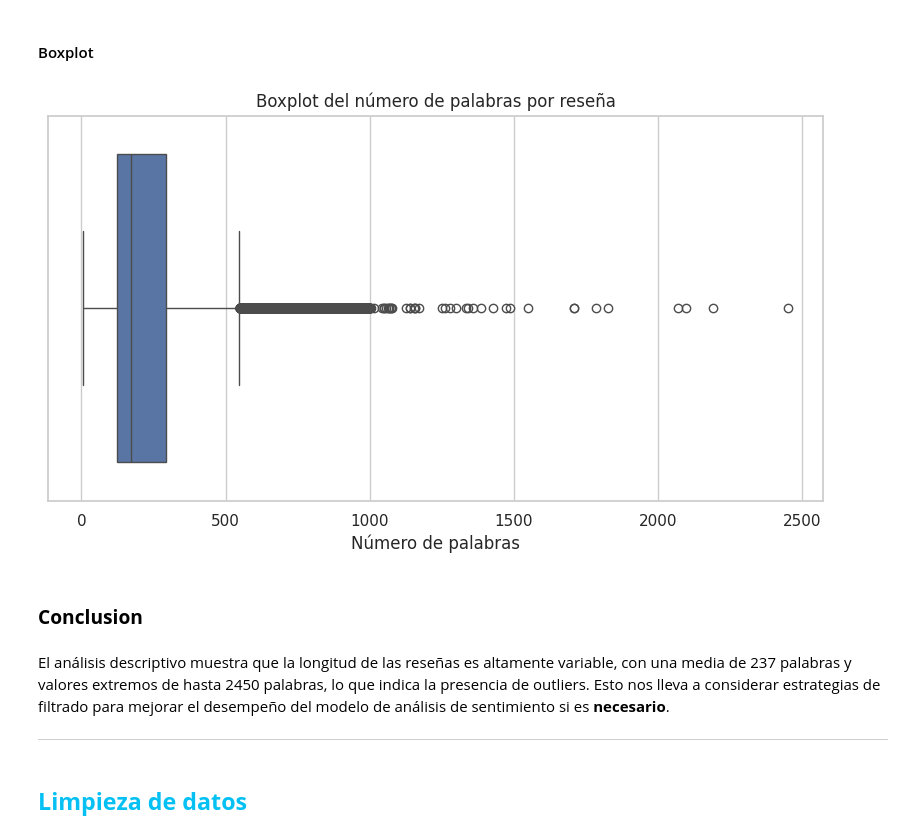
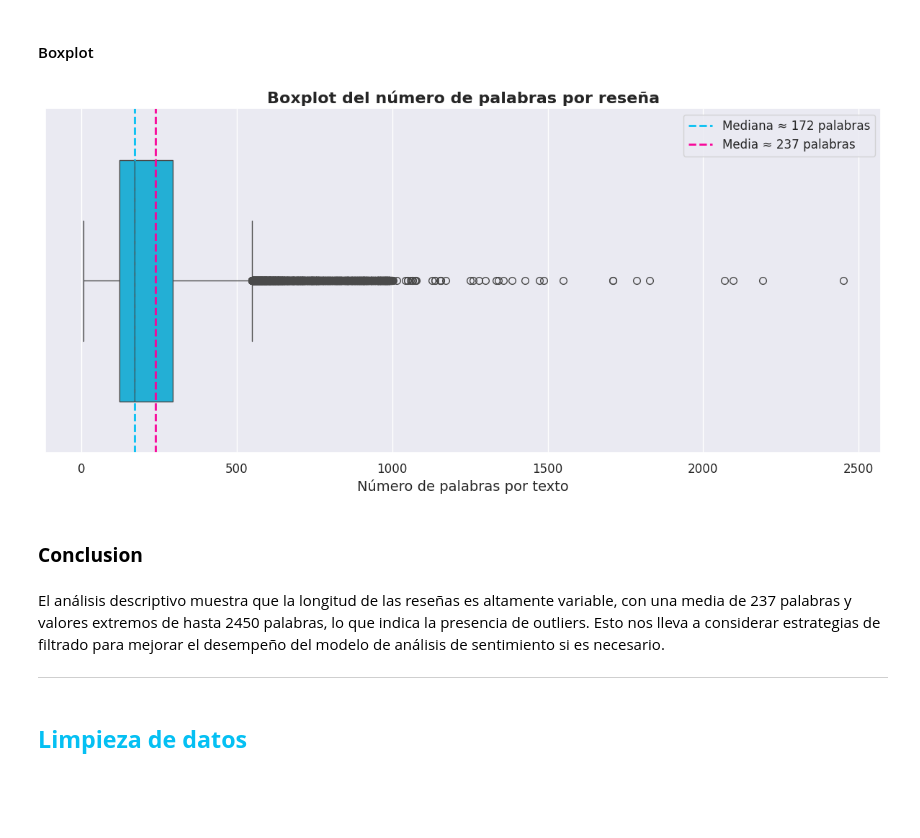
Before and after one commit to JhonatanO24/sentiment-api-equipo39, a Jupyter notebook: data_science/notebooks/Modelo_hackathon.ipynb, the cells around one changed output. Drawn from its saved outputs; the diff is of its cells as text; code cells hidden in the pictures; blank space fills up the shorter version.

```diff
--- a/data_science/notebooks/Modelo_hackathon.ipynb
+++ b/data_science/notebooks/Modelo_hackathon.ipynb
@@ -397,18 +459,55 @@ with plt.style.context('seaborn-v0_8-dark'):
 # %% [markdown]
 #### Boxplot
-# %%
-plt.figure(figsize=(10, 5))
-sns.boxplot(x = datos['n_palabras'])
-
-plt.xlabel('Número de palabras')
-plt.title('Boxplot del número de palabras por reseña')
-plt.show()
-# %% [output]
-[figure, removed]
+# %%
+plt.figure(figsize=(12, 6))
+
+sns.boxplot(
+    x = datos['n_palabras'],
+    color = color_primario,
+    width = 0.7, # Tamaño del boxplot
+    fliersize = 7, # Tamaño de los puntos atípicos
+)
+
+plt.title(
+    "Boxplot del número de palabras por reseña",
+    fontsize = 16,
+    fontweight = "bold"
+)
+
+plt.xlabel(
+    "Número de palabras por texto",
+    fontsize = 14
+)
+
+# Línea de referencia: mediana
+mediana = datos['n_palabras'].median()
+plt.axvline(
+    mediana,
+    color=color_primario,
+    linestyle="--",
+    linewidth=2,
+    label=f"Mediana ≈ {mediana:.0f} palabras"
+)
+# Línea de referencia: media
+media = datos['n_palabras'].mean()
+plt.axvline(
+    media,
+    color=color_secundario,
+    linestyle="--",
+    linewidth=2,
+    label=f"Media ≈ {media:.0f} palabras"
+)
+
+
+plt.legend()
+plt.tight_layout()
+plt.show()
+# %% [output]
+[figure, added]
 # %% [markdown]
 ### **Conclusion**
 # %% [markdown]
-El análisis descriptivo muestra que la longitud de las reseñas es altamente variable, con una media de 237 palabras y valores extremos de hasta 2450 palabras, lo que indica la presencia de outliers. Esto nos lleva a considerar estrategias de filtrado para mejorar el desempeño del modelo de análisis de sentimiento si es **necesario**.
+El análisis descriptivo muestra que la longitud de las reseñas es altamente variable, con una media de 237 palabras y valores extremos de hasta 2450 palabras, lo que indica la presencia de outliers. Esto nos lleva a considerar estrategias de filtrado para mejorar el desempeño del modelo de análisis de sentimiento si es necesario.
 ***
 # %% [markdown]
 ## <font color=#05C0F3>**Limpieza de datos**</font>
```
Also changed, not shown: parts of 13 cells of this notebook.
